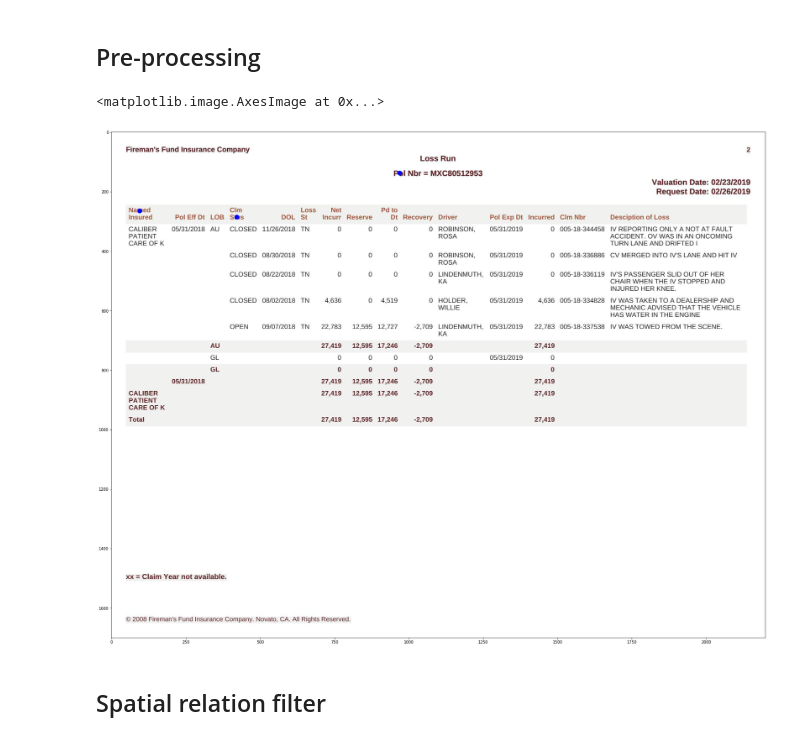
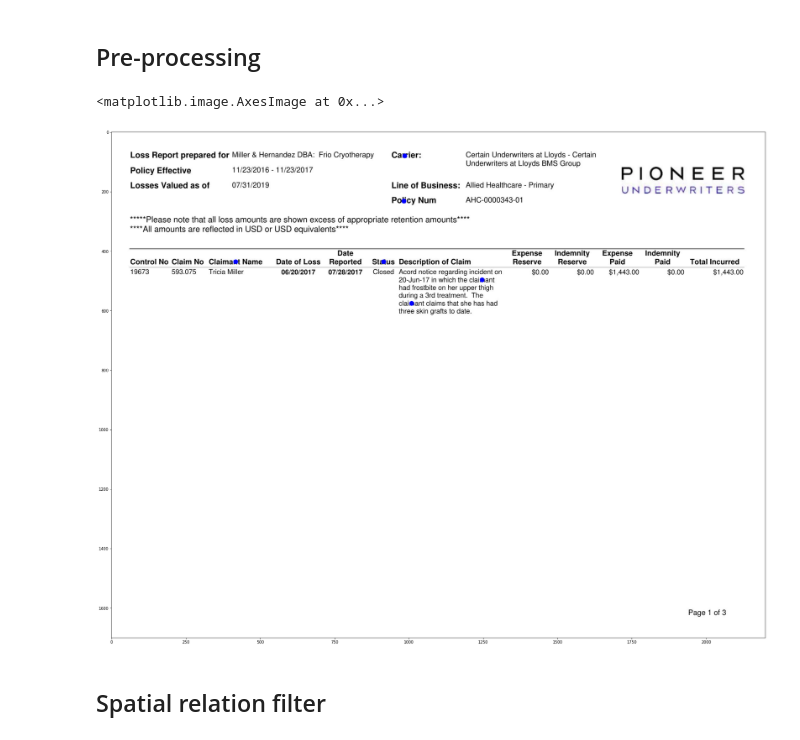
Before and after one commit to zaned897/pdfTextanalyzer, a Jupyter notebook: main.ipynb, the cells around one changed output. Saved outputs shown, nothing was run; the diff lists cells and outputs as text; code cells hidden in the pictures.

```diff
--- a/main.ipynb
+++ b/main.ipynb
@@ -10,34 +10,34 @@ import matplotlib.pyplot as plt
 # %%
 ## Select file
 
 
 # pdf raw file no ext
 #__________________________________________
-#pdf_file = 'AHC-0000343 loss runs PIO-YES0'
+pdf_file = 'AHC-0000343 loss runs PIO-YES0'
 #___________________________________________
 
 #__________________________________________
 #pdf_file = 'knox_medex_loss_runs_attain_4 FIR-NO1'
 #___________________________________________
 
 #__________________________________________
-pdf_file = 'knox_medex_loss_runs_attain_4 FIR-NO1'
+#pdf_file = 'SampleIndMMPR1'
 #___________________________________________
 
 
 # topic files
 topic_file = 'config_topics_beta.ino'
 # Pre proc data
 txt_dict, image_c, image, topics = lossrun.pre_proc(pdf_file, 'data', topic_file)
+
+# vizualizate data
+plt.figure(figsize=(30,30))
+# Orignial data
+plt.imshow(image_c)
+# Orignial data
+# %% [output]
+<matplotlib.image.AxesImage at 0x...>
+[figure, added]
-# %%
-# vizualizate data
-plt.figure(figsize=(30,30))
-# Orignial data
-plt.imshow(image_c)
-# Orignial data
-# %% [output]
-<matplotlib.image.AxesImage at 0x...>
-[figure, removed]
 # %% [markdown]
 ## Spatial relation filter ##
 # %%
```
Also changed, not shown: parts of 3 cells of this notebook, 29 other files.
